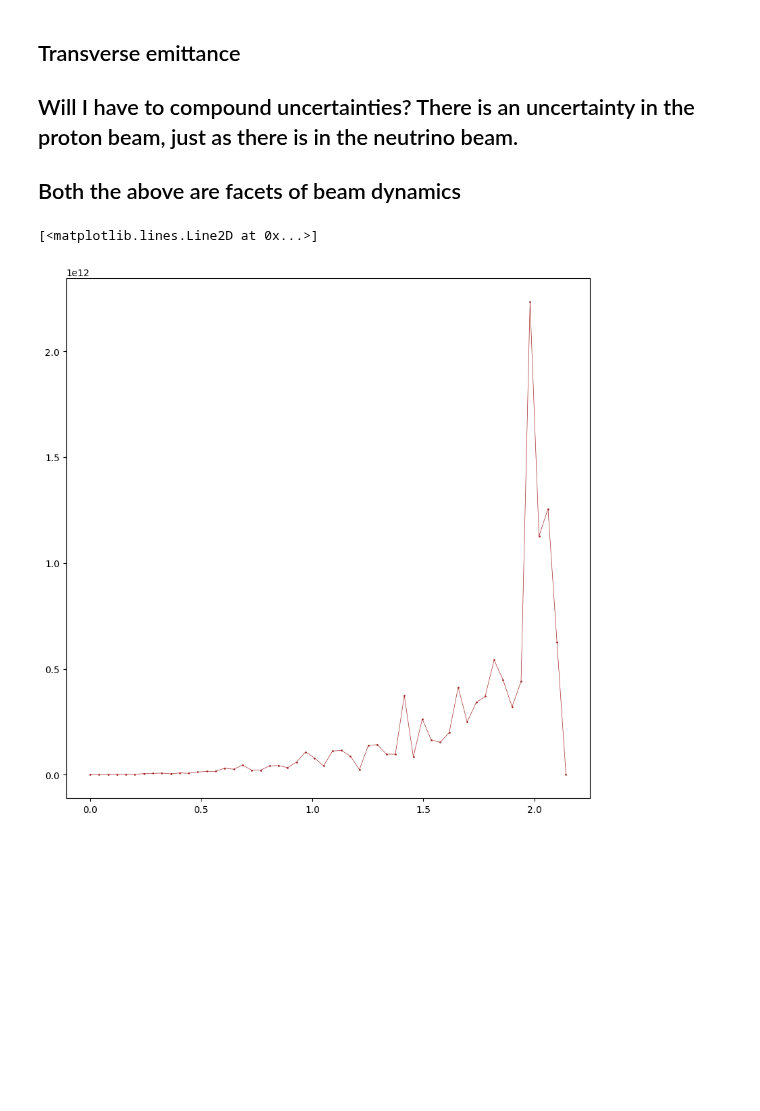
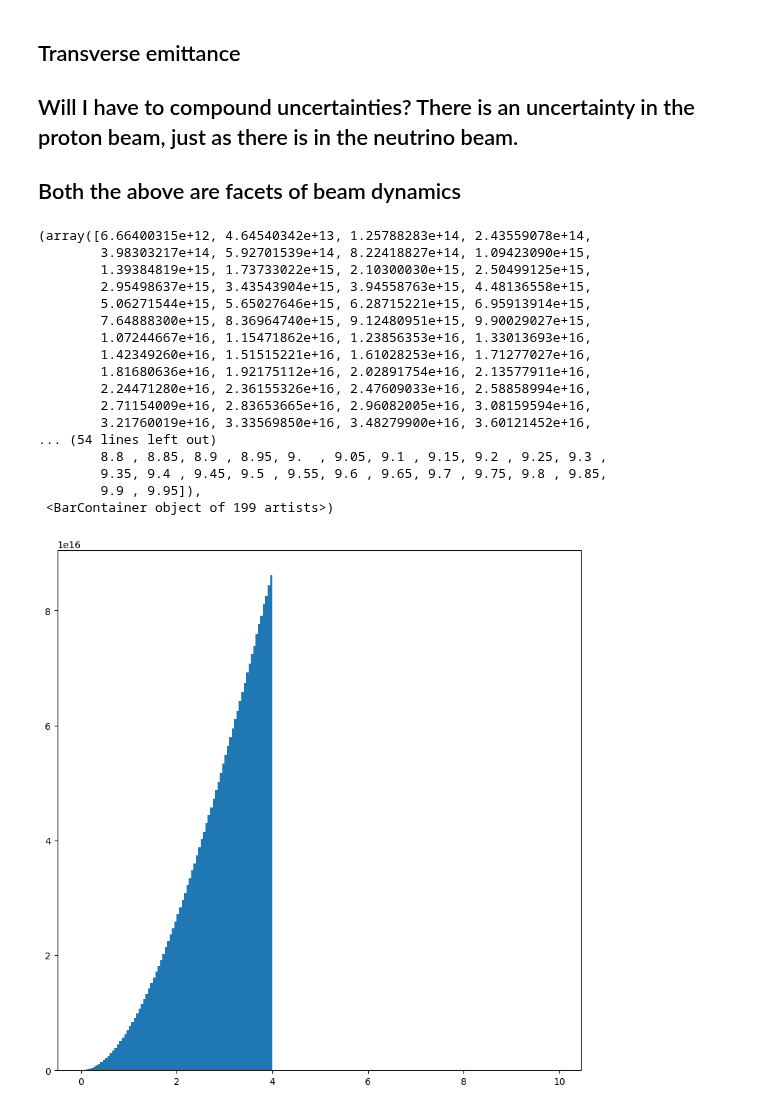
Before and after one commit to MrD0balina/Fourth-Year-Project---Neutrino-Oscillations, a Jupyter notebook: Week_2_Refining_Week_1_plots_with_Proton_energy_distribution.ipynb, the cells around one changed output. Saved outputs shown, nothing was run; the diff lists cells and outputs as text; code cells hidden in the pictures; blank space fills up the shorter version.

```diff
--- a/Week_2_Refining_Week_1_plots_with_Proton_energy_distribution.ipynb
+++ b/Week_2_Refining_Week_1_plots_with_Proton_energy_distribution.ipynb
@@ -1003,13 +995,13 @@ display(a[0][0])
 ####################### FIRST TRY RELATIVE NEUTRINO FLUX WITH PROTON ENERGY UNCERTAINTY ######################
 def FIRST_TRY_Relative_Neutrino_Flux_Plotter_with_Proton_Energy_Uncertainty( theta ):
 
-        E_v = np.linspace( 0 , 4 , 100 )
+        E_v = np.linspace( 0 , 4 , 10000000 )
 
         my_mean = 120
 
         my_std = 12
 
-        E_pro = np.random.normal(loc = my_mean, scale = my_std, size=100)
+        E_pro = np.random.normal(loc = my_mean, scale = my_std, size=10000000)
 
         cos_theta_star = (  ( 1 - ( ( E_v ** 2 ) / ( E_v_star ** 2 ) ) * ( ( 1 / ( ( cos(theta) ) ** 2 ) ) - 1 ) ) ** ( 1 / 2 ) )
 
@@ -1035,9 +1027,27 @@ def FIRST_TRY_Relative_Neutrino_Flux_Plotter_with_Proton_Energy_Uncertainty( the
 
         return E_v , Rel_Neu_Flux
 # %%
-x_1 , y_1 = FIRST_TRY_Relative_Neutrino_Flux_Plotter_with_Proton_Energy_Uncertainty( 0.014 )
+x_1 , y_1 = FIRST_TRY_Relative_Neutrino_Flux_Plotter_with_Proton_Energy_Uncertainty( 0.00 )
 plt.figure(figsize=(10, 10))
-plt.plot( x_1 , y_1 , "-o" , color = "brown", linewidth = 0.5 , markersize = 1, label = r'$\theta$ = 0.014' )
+#plt.plot( x_1 , y_1 , "-o" , color = "brown", linewidth = 0.5 , markersize = 1, label = r'$\theta$ = 0.014' )
+
+plt.hist( x_1 , bins = np.arange( 0 , 10 , 0.05 )  , weights =  y_1 )
 # %% [output]
-[<matplotlib.lines.Line2D at 0x...>]
+(array([6.66400315e+12, 4.64540342e+13, 1.25788283e+14, 2.43559078e+14,
+        3.98303217e+14, 5.92701539e+14, 8.22418827e+14, 1.09423090e+15,
+        1.39384819e+15, 1.73733022e+15, 2.10300030e+15, 2.50499125e+15,
+        2.95498637e+15, 3.43543904e+15, 3.94558763e+15, 4.48136558e+15,
+        5.06271544e+15, 5.65027646e+15, 6.28715221e+15, 6.95913914e+15,
+        7.64888300e+15, 8.36964740e+15, 9.12480951e+15, 9.90029027e+15,
+        1.07244667e+16, 1.15471862e+16, 1.23856353e+16, 1.33013693e+16,
+        1.42349260e+16, 1.51515221e+16, 1.61028253e+16, 1.71277027e+16,
+        1.81680636e+16, 1.92175112e+16, 2.02891754e+16, 2.13577911e+16,
+        2.24471280e+16, 2.36155326e+16, 2.47609033e+16, 2.58858994e+16,
+        2.71154009e+16, 2.83653665e+16, 2.96082005e+16, 3.08159594e+16,
+        3.21760019e+16, 3.33569850e+16, 3.48279900e+16, 3.60121452e+16,
+... (54 lines left out)
+        8.8 , 8.85, 8.9 , 8.95, 9.  , 9.05, 9.1 , 9.15, 9.2 , 9.25, 9.3 ,
+        9.35, 9.4 , 9.45, 9.5 , 9.55, 9.6 , 9.65, 9.7 , 9.75, 9.8 , 9.85,
+        9.9 , 9.95]),
+ <BarContainer object of 199 artists>)
-[figure, old version]
+[figure, new version]
```
Also changed, not shown: parts of 3 cells of this notebook.
